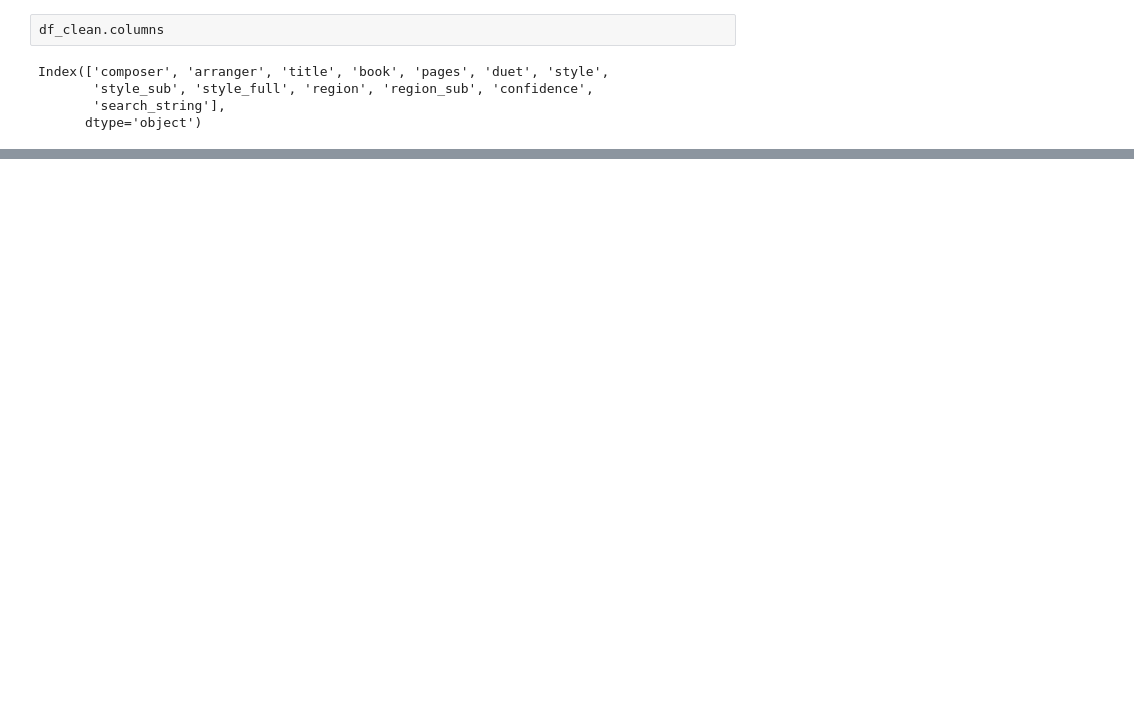
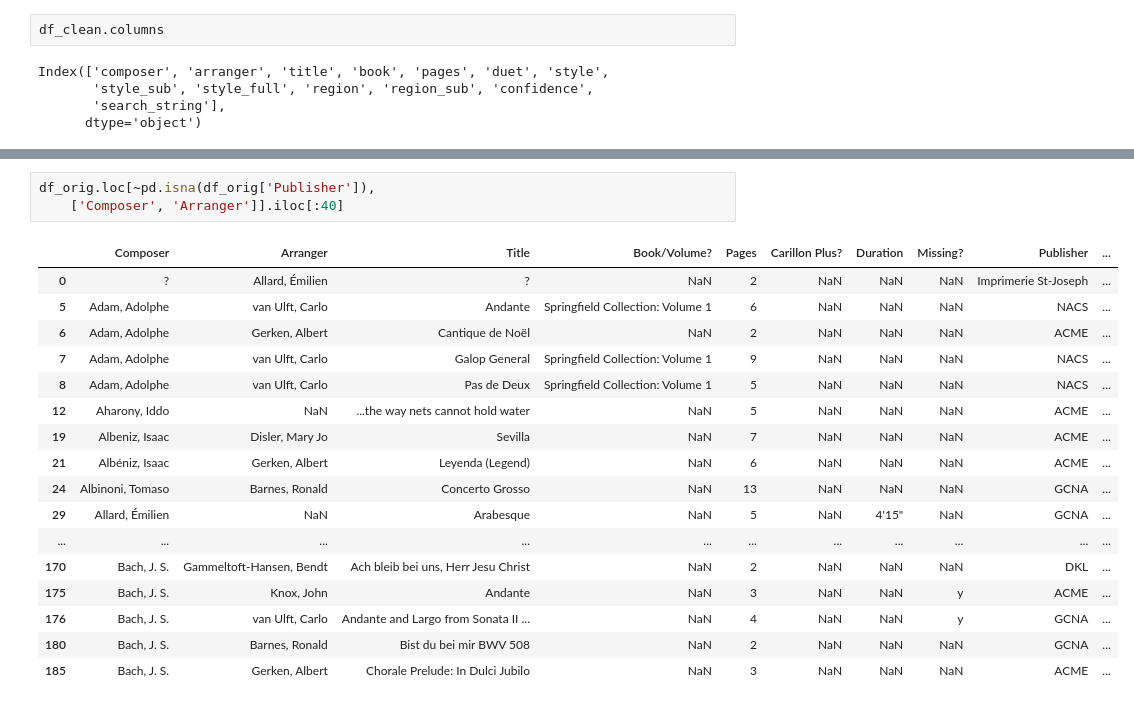
Before and after one commit to atisor73/carillon-library-viz, a Jupyter notebook: 3_postprocess.ipynb, the cells around one changed output, grey strips where cells are left out. Drawn from its saved outputs; the diff is of its cells as text; blank space fills up the shorter version.

```diff
--- a/3_postprocess.ipynb
+++ b/3_postprocess.ipynb
@@ -33,0 +136,21 @@ Index(['composer', 'arranger', 'title', 'book', 'pages', 'duet', 'style',
+# %%
+df_orig.loc[~pd.isna(df_orig['Publisher']),
+    ['Composer', 'Arranger']].iloc[:40]
+# %% [output]
+|  | Composer | Arranger | Title | Book/Volume? | Pages | Carillon Plus? | Duration | Missing? | Publisher | ... |
+| 0 | ? | Allard, Émilien | ? | NaN | 2 | NaN | NaN | NaN | Imprimerie St-Joseph | ... |
+| 5 | Adam, Adolphe | van Ulft, Carlo | Andante | Springfield Collection: Volume 1 | 6 | NaN | NaN | NaN | NACS | ... |
+| 6 | Adam, Adolphe | Gerken, Albert | Cantique de Noël | NaN | 2 | NaN | NaN | NaN | ACME | ... |
+| 7 | Adam, Adolphe | van Ulft, Carlo | Galop General | Springfield Collection: Volume 1 | 9 | NaN | NaN | NaN | NACS | ... |
+| 8 | Adam, Adolphe | van Ulft, Carlo | Pas de Deux | Springfield Collection: Volume 1 | 5 | NaN | NaN | NaN | NACS | ... |
+| 12 | Aharony, Iddo | NaN | ...the way nets cannot hold water | NaN | 5 | NaN | NaN | NaN | ACME | ... |
+| 19 | Albeniz, Isaac | Disler, Mary Jo | Sevilla | NaN | 7 | NaN | NaN | NaN | ACME | ... |
+| 21 | Albéniz, Isaac | Gerken, Albert | Leyenda (Legend) | NaN | 6 | NaN | NaN | NaN | ACME | ... |
+| 24 | Albinoni, Tomaso | Barnes, Ronald | Concerto Grosso | NaN | 13 | NaN | NaN | NaN | GCNA | ... |
+| 29 | Allard, Émilien | NaN | Arabesque | NaN | 5 | NaN | 4'15" | NaN | GCNA | ... |
+| ... | ... | ... | ... | ... | ... | ... | ... | ... | ... | ... |
+| 170 | Bach, J. S. | Gammeltoft-Hansen, Bendt | Ach bleib bei uns, Herr Jesu Christ | NaN | 2 | NaN | NaN | NaN | DKL | ... |
+| 175 | Bach, J. S. | Knox, John | Andante | NaN | 3 | NaN | NaN | y | ACME | ... |
+| 176 | Bach, J. S. | van Ulft, Carlo | Andante and Largo from Sonata II ... | NaN | 4 | NaN | NaN | y | GCNA | ... |
+| 180 | Bach, J. S. | Barnes, Ronald | Bist du bei mir BWV 508 | NaN | 2 | NaN | NaN | NaN | GCNA | ... |
+| 185 | Bach, J. S. | Gerken, Albert | Chorale Prelude: In Dulci Jubilo | NaN | 3 | NaN | NaN | NaN | ACME | ... |
```
Also changed, not shown: parts of 16 cells of this notebook, 3 other files.
